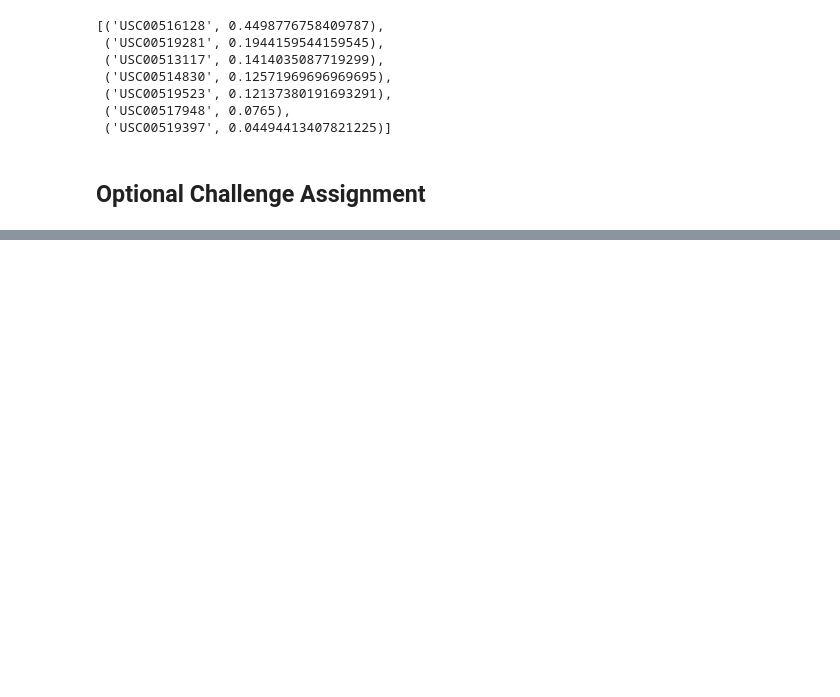
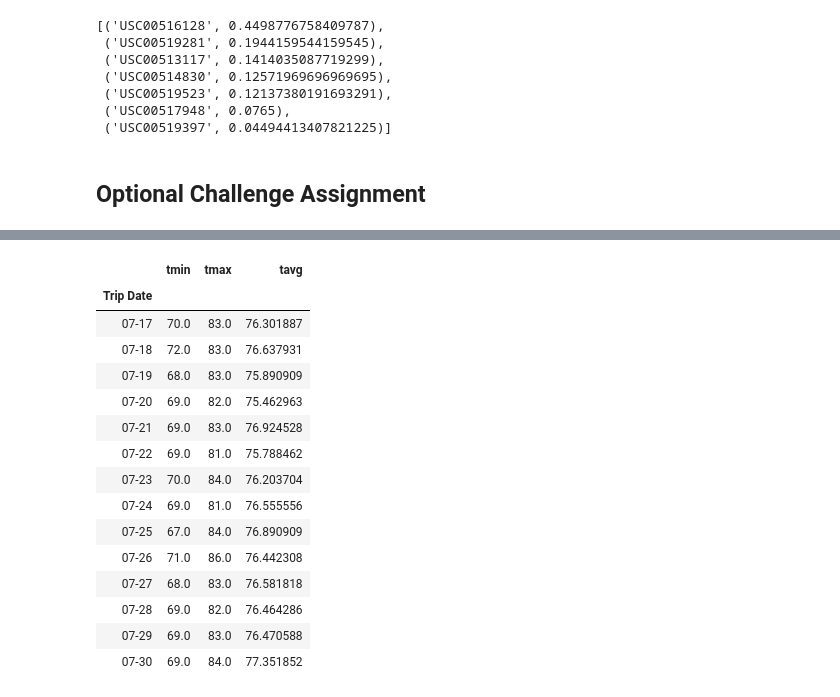
Before and after one commit to frpatel/databootcamp-homework, a Jupyter notebook: sqlalchemy-challenge/climate_starter.ipynb, the cells around one changed output, grey strips where cells are left out. Cells and saved outputs as stored; diff of their text form; code cells hidden in the pictures; blank space fills up the shorter version.

```diff
--- a/sqlalchemy-challenge/climate_starter.ipynb
+++ b/sqlalchemy-challenge/climate_starter.ipynb
@@ -302,0 +300,25 @@ NameError: name 'func' is not defined
+# %%
+trip = ["07-"+str(i) for i in range(17, 31)]
+trip_data = [daily_normals(j) for j in trip]
+
+trip_df = pd.DataFrame(trip_data, columns=["tmin", "tmax", "tavg"])
+trip_df['Trip Date'] = trip
+trip_df.set_index('Trip Date', inplace=True)
+trip_df
+# %% [output]
+|  | tmin | tmax | tavg |
+| Trip Date |  |  |  |
+| 07-17 | 70.0 | 83.0 | 76.301887 |
+| 07-18 | 72.0 | 83.0 | 76.637931 |
+| 07-19 | 68.0 | 83.0 | 75.890909 |
+| 07-20 | 69.0 | 82.0 | 75.462963 |
+| 07-21 | 69.0 | 83.0 | 76.924528 |
+| 07-22 | 69.0 | 81.0 | 75.788462 |
+| 07-23 | 70.0 | 84.0 | 76.203704 |
+| 07-24 | 69.0 | 81.0 | 76.555556 |
+| 07-25 | 67.0 | 84.0 | 76.890909 |
+| 07-26 | 71.0 | 86.0 | 76.442308 |
+| 07-27 | 68.0 | 83.0 | 76.581818 |
+| 07-28 | 69.0 | 82.0 | 76.464286 |
+| 07-29 | 69.0 | 83.0 | 76.470588 |
+| 07-30 | 69.0 | 84.0 | 77.351852 |
```
Also changed, not shown: parts of 11 cells of this notebook, 3 other files.
